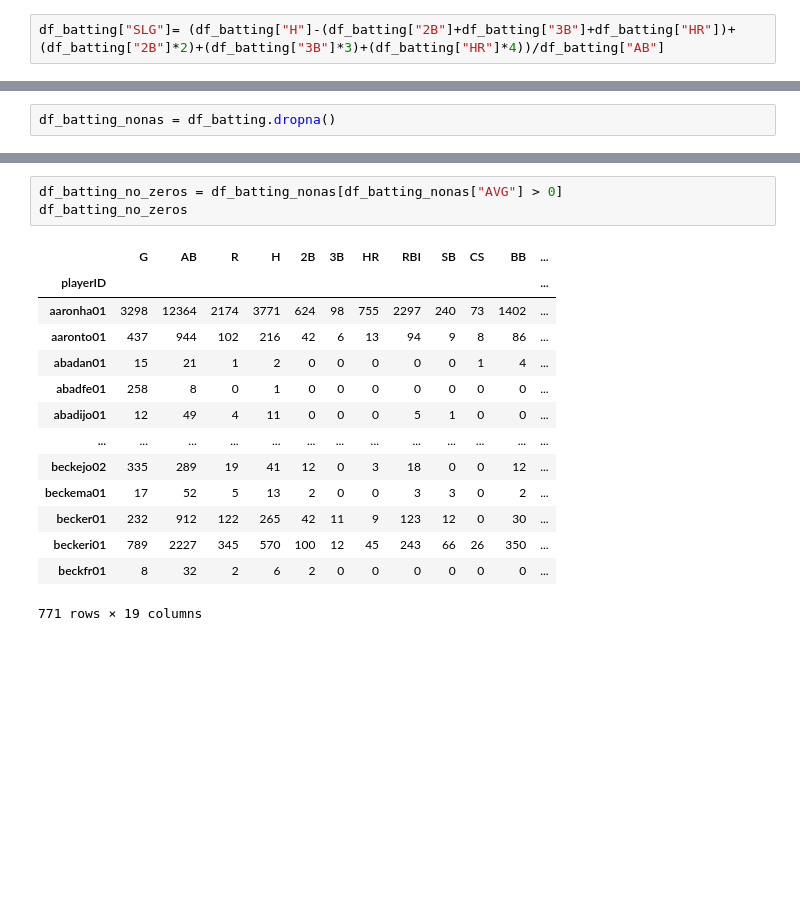
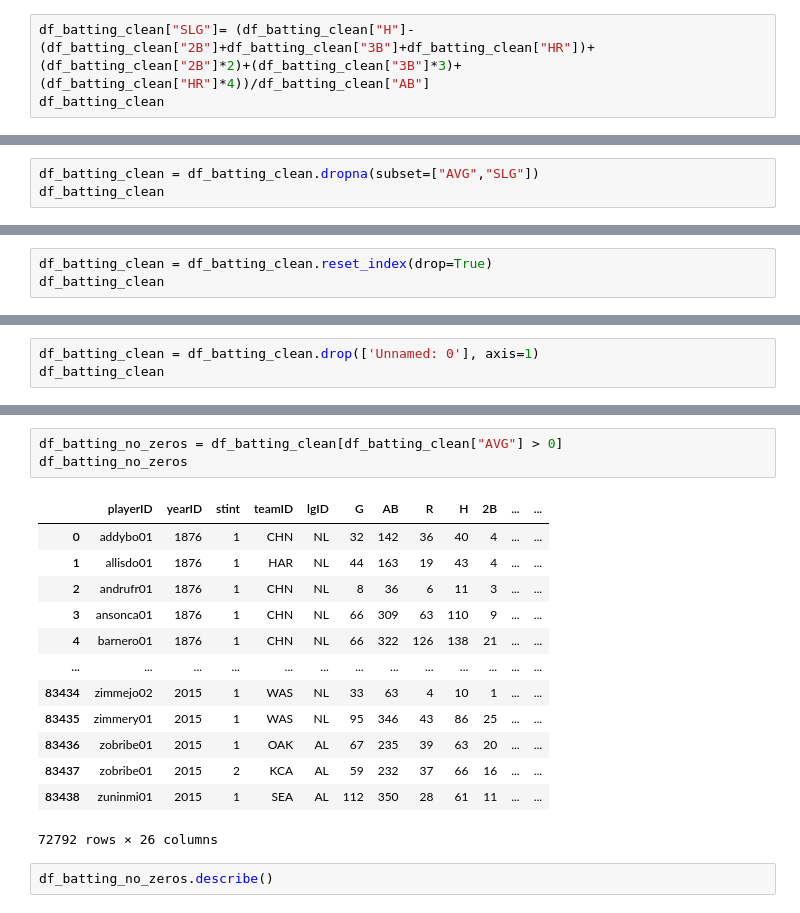
Before and after one commit to AtzelArias/Proyecto_BEDU, a Jupyter notebook: Datasets filtrados/analisis_batting.ipynb, the cells around one changed output, grey strips where cells are left out. Drawn from its saved outputs; the diff is of its cells as text; blank space fills up the shorter version.

```diff
--- a/Datasets filtrados/analisis_batting.ipynb
+++ b/Datasets filtrados/analisis_batting.ipynb
@@ -68,2 +244,3 @@ df_batting.head()
 # %%
-df_batting["SLG"]= (df_batting["H"]-(df_batting["2B"]+df_batting["3B"]+df_batting["HR"])+(df_batting["2B"]*2)+(df_batting["3B"]*3)+(df_batting["HR"]*4))/df_batting["AB"]
+df_batting_clean["SLG"]= (df_batting_clean["H"]-(df_batting_clean["2B"]+df_batting_clean["3B"]+df_batting_clean["HR"])+(df_batting_clean["2B"]*2)+(df_batting_clean["3B"]*3)+(df_batting_clean["HR"]*4))/df_batting_clean["AB"]
+df_batting_clean
@@ -104 +282,4 @@ SLG     107
 dtype: int64
+# %%
+df_batting_clean = df_batting_clean.dropna(subset=["AVG","SLG"])
+df_batting_clean
@@ -105,2 +300,3 @@ dtype: int64
 # %%
-df_batting_nonas = df_batting.dropna()
+df_batting_clean = df_batting_clean.reset_index(drop=True)
+df_batting_clean
@@ -152,0 +317,3 @@ sns.boxplot(x=df_batting_nonas["AVG"]);
+# %%
+df_batting_clean = df_batting_clean.drop(['Unnamed: 0'], axis=1)
+df_batting_clean
@@ -157,21 +354,22 @@ sns.histplot(x=df_batting_nonas["AVG"], bins=100);
 # %%
-df_batting_no_zeros = df_batting_nonas[df_batting_nonas["AVG"] > 0]
+df_batting_no_zeros = df_batting_clean[df_batting_clean["AVG"] > 0]
 df_batting_no_zeros
 # %% [output]
-|  | G | AB | R | H | 2B | 3B | HR | RBI | SB | CS | BB | ... |
-| playerID |  |  |  |  |  |  |  |  |  |  |  | ... |
-| aaronha01 | 3298 | 12364 | 2174 | 3771 | 624 | 98 | 755 | 2297 | 240 | 73 | 1402 | ... |
-| aaronto01 | 437 | 944 | 102 | 216 | 42 | 6 | 13 | 94 | 9 | 8 | 86 | ... |
-| abadan01 | 15 | 21 | 1 | 2 | 0 | 0 | 0 | 0 | 0 | 1 | 4 | ... |
-| abadfe01 | 258 | 8 | 0 | 1 | 0 | 0 | 0 | 0 | 0 | 0 | 0 | ... |
-| abadijo01 | 12 | 49 | 4 | 11 | 0 | 0 | 0 | 5 | 1 | 0 | 0 | ... |
+|  | playerID | yearID | stint | teamID | lgID | G | AB | R | H | 2B | ... | ... |
+| 0 | addybo01 | 1876 | 1 | CHN | NL | 32 | 142 | 36 | 40 | 4 | ... | ... |
+| 1 | allisdo01 | 1876 | 1 | HAR | NL | 44 | 163 | 19 | 43 | 4 | ... | ... |
+| 2 | andrufr01 | 1876 | 1 | CHN | NL | 8 | 36 | 6 | 11 | 3 | ... | ... |
+| 3 | ansonca01 | 1876 | 1 | CHN | NL | 66 | 309 | 63 | 110 | 9 | ... | ... |
+| 4 | barnero01 | 1876 | 1 | CHN | NL | 66 | 322 | 126 | 138 | 21 | ... | ... |
 | ... | ... | ... | ... | ... | ... | ... | ... | ... | ... | ... | ... | ... |
-| beckejo02 | 335 | 289 | 19 | 41 | 12 | 0 | 3 | 18 | 0 | 0 | 12 | ... |
-| beckema01 | 17 | 52 | 5 | 13 | 2 | 0 | 0 | 3 | 3 | 0 | 2 | ... |
-| becker01 | 232 | 912 | 122 | 265 | 42 | 11 | 9 | 123 | 12 | 0 | 30 | ... |
-| beckeri01 | 789 | 2227 | 345 | 570 | 100 | 12 | 45 | 243 | 66 | 26 | 350 | ... |
-| beckfr01 | 8 | 32 | 2 | 6 | 2 | 0 | 0 | 0 | 0 | 0 | 0 | ... |
+| 83434 | zimmejo02 | 2015 | 1 | WAS | NL | 33 | 63 | 4 | 10 | 1 | ... | ... |
+| 83435 | zimmery01 | 2015 | 1 | WAS | NL | 95 | 346 | 43 | 86 | 25 | ... | ... |
+| 83436 | zobribe01 | 2015 | 1 | OAK | AL | 67 | 235 | 39 | 63 | 20 | ... | ... |
+| 83437 | zobribe01 | 2015 | 2 | KCA | AL | 59 | 232 | 37 | 66 | 16 | ... | ... |
+| 83438 | zuninmi01 | 2015 | 1 | SEA | AL | 112 | 350 | 28 | 61 | 11 | ... | ... |
-771 rows × 19 columns
+72792 rows × 26 columns
+# %%
+df_batting_no_zeros.describe()
 # %%
 sns.histplot(x=df_batting_no_zeros["AVG"], bins=100);
 # %% [output]
```
Also changed, not shown: parts of 66 cells of this notebook.
